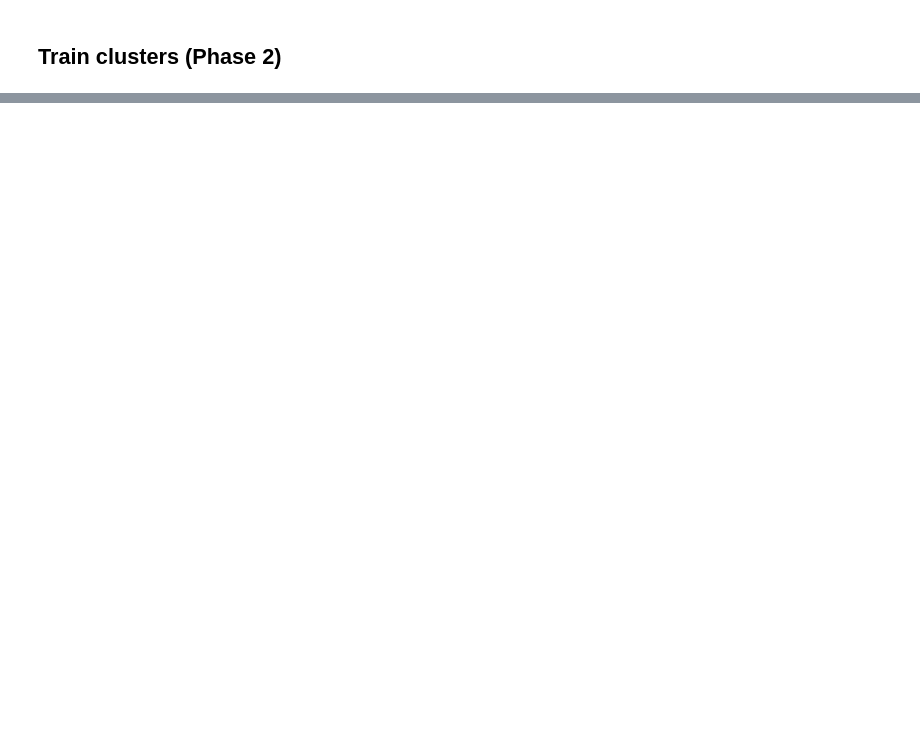
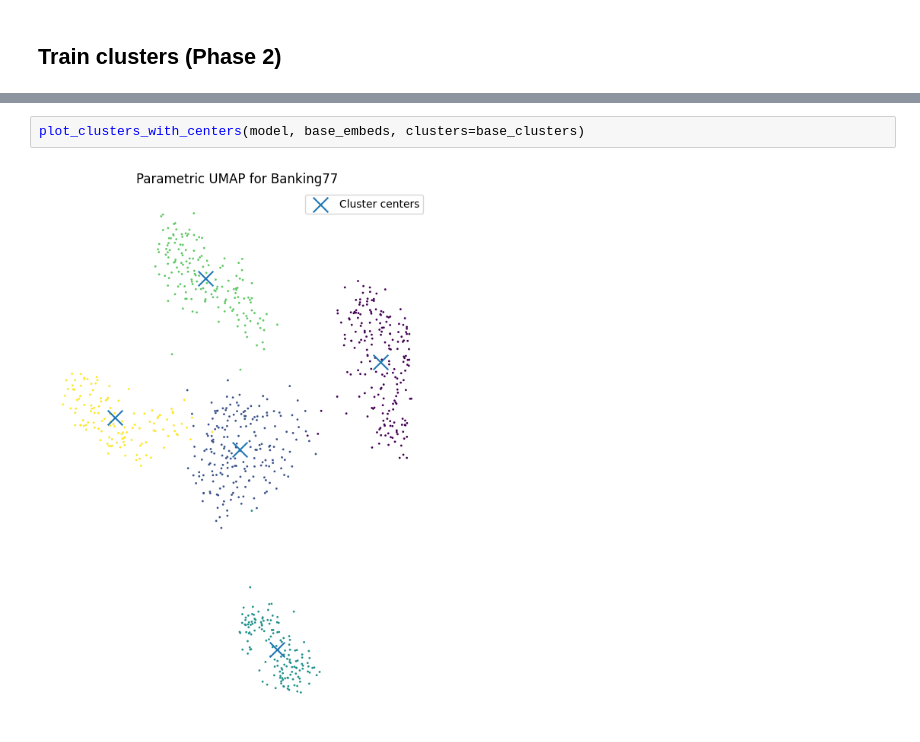
Before and after one commit to AlkinEmil/DeepClusteringForTexts, a Jupyter notebook: full_pipeline_for_Banking77_dataset.ipynb, the cells around one changed output, grey strips where cells are left out. Cells and saved outputs as stored; diff of their text form; blank space fills up the shorter version.

Commit message:
add visualization and topic extraction

```diff
--- a/full_pipeline_for_Banking77_dataset.ipynb
+++ b/full_pipeline_for_Banking77_dataset.ipynb
@@ -157 +249,5 @@ model.load_state_dict(torch.load("../checkpoints/model_after_first_phase.pt"))
+# %%
+plot_clusters_with_centers(model, base_embeds, clusters=base_clusters)
+# %% [output]
+[figure, added]
 # %%
```
Also changed, not shown: parts of 28 cells of this notebook, 3 other files.
